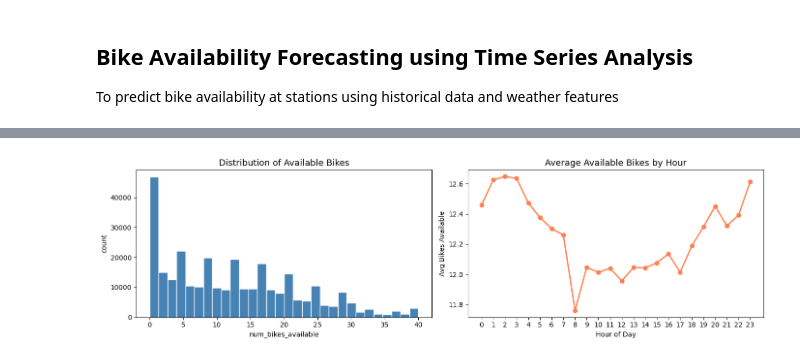
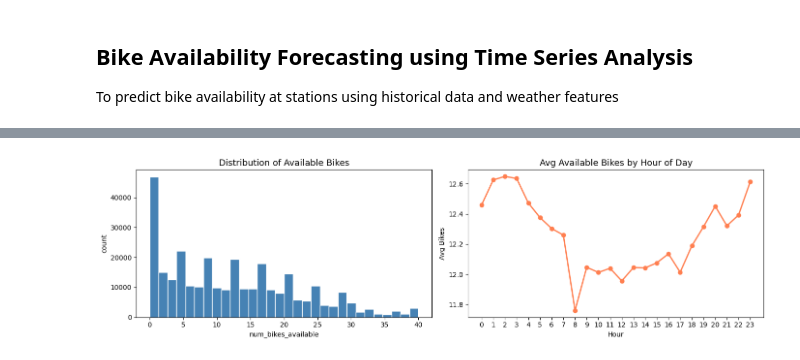
Before and after one commit to shayan-ashish-chakraborty/dublin-bikes-team20, a Jupyter notebook: main_project/notebooks/bike_forecasting.ipynb, the cells around one changed output, grey strips where cells are left out. Saved outputs shown, nothing was run; the diff lists cells and outputs as text; code cells hidden in the pictures.

```diff
--- a/main_project/notebooks/bike_forecasting.ipynb
+++ b/main_project/notebooks/bike_forecasting.ipynb
@@ -57,22 +63,17 @@ Name: num_bikes_available, dtype: float64
 # %%
 fig, axes = plt.subplots(1, 2, figsize=(14, 4))
 
-axes[0].hist(df_raw['num_bikes_available'], bins=30, color='steelblue', edgecolor='white')
+axes[0].hist(df_raw["num_bikes_available"], bins=30, color="steelblue", edgecolor="white")
+axes[0].set_title("Distribution of Available Bikes", fontsize=13)
+axes[0].set_xlabel("num_bikes_available"); axes[0].set_ylabel("count")
 
-axes[0].set_title('Distribution of Available Bikes', fontsize=13)
-axes[0].set_xlabel('num_bikes_available')
-axes[0].set_ylabel('count')
-
-hourly = df_raw.groupby('hour')['num_bikes_available'].mean()
-
-axes[1].plot(hourly.index, hourly.values, marker='o', color='coral', linewidth=2)
-axes[1].set_title('Average Available Bikes by Hour', fontsize=13)
-axes[1].set_xlabel('Hour of Day')
-axes[1].set_ylabel('Avg Bikes Available')
+hourly = df_raw.groupby("hour")["num_bikes_available"].mean()
+axes[1].plot(hourly.index, hourly.values, marker="o", color="coral", linewidth=2)
+axes[1].set_title("Avg Available Bikes by Hour of Day", fontsize=13)
+axes[1].set_xlabel("Hour"); axes[1].set_ylabel("Avg Bikes")
 axes[1].set_xticks(range(0, 24))
 
-plt.tight_layout()
-plt.show()
+plt.tight_layout(); plt.show()
 # %% [output]
-[figure, old version]
+[figure, new version]
 # %%
```
Also changed, not shown: parts of 34 cells of this notebook, 6 other files.
